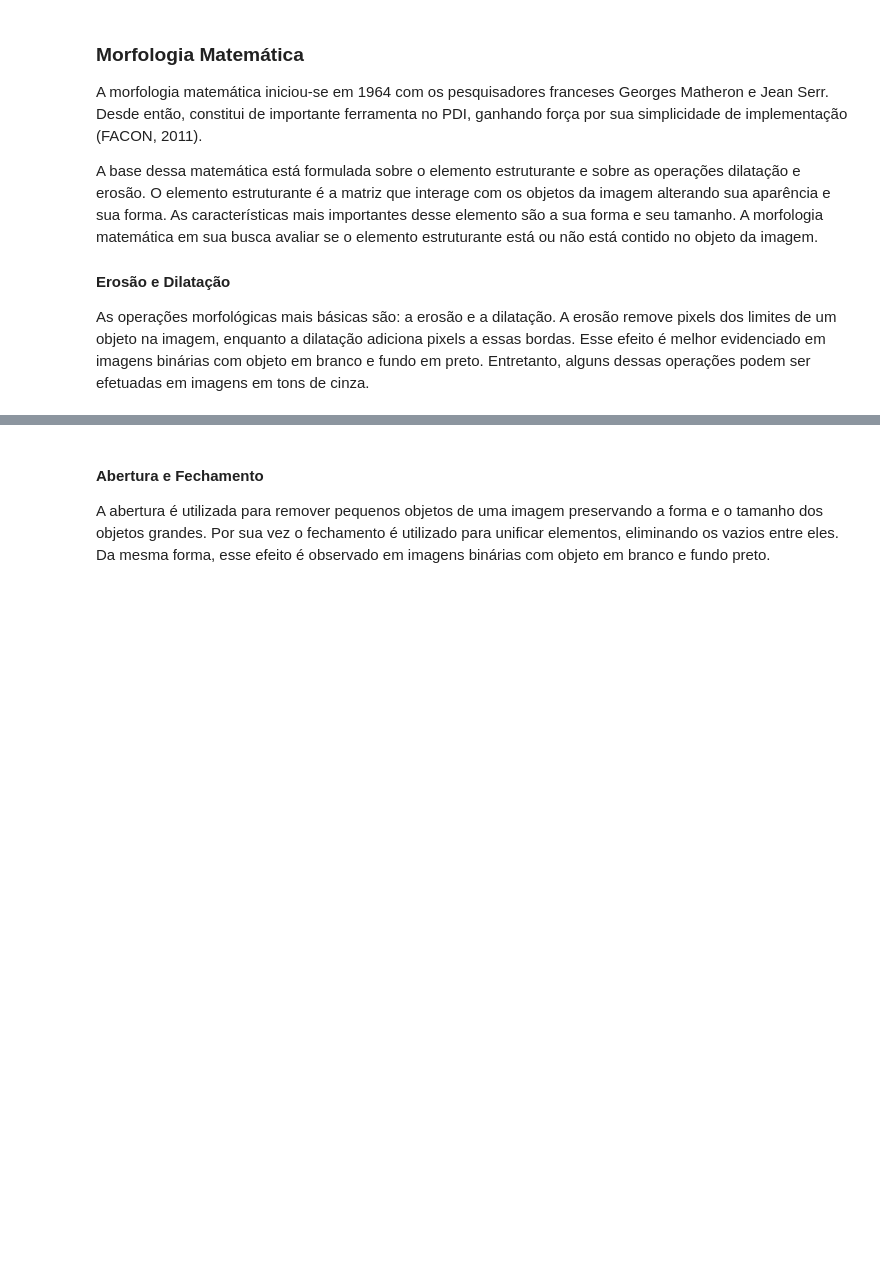
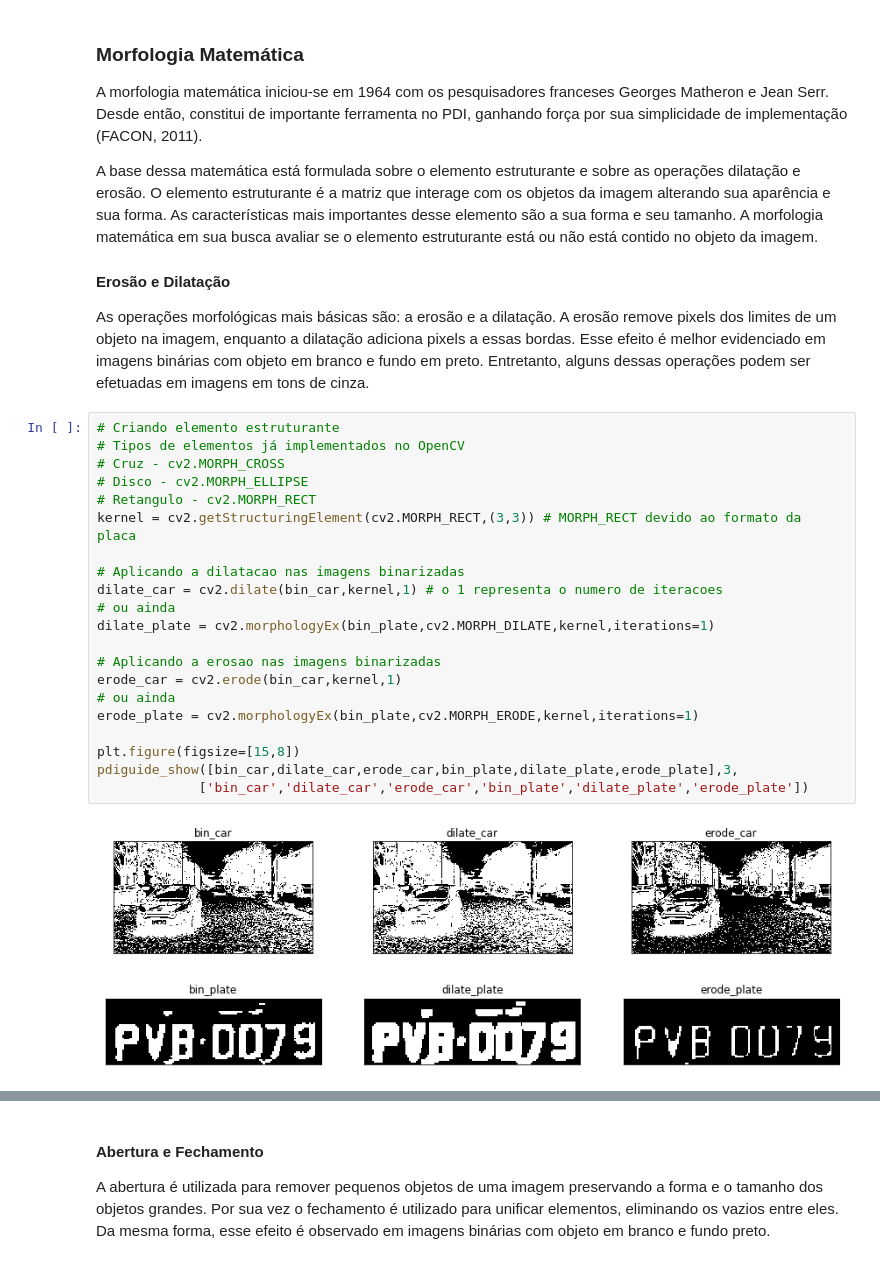
Before and after one commit to LuizPitaAlmeida/GUIA_PDI_PYTHON_ALPR, a Jupyter notebook: Guia/Notebook9-OperadoresMorfologicos.ipynb, the cells around one changed output, grey strips where cells are left out. Cells and saved outputs as stored; diff of their text form; blank space fills up the shorter version.

```diff
--- a/Guia/Notebook9-OperadoresMorfologicos.ipynb
+++ b/Guia/Notebook9-OperadoresMorfologicos.ipynb
@@ -118,3 +123,26 @@ avaliar se o elemento estruturante está ou não está contido no objeto da imag
 As operações morfológicas mais básicas são: a erosão e a dilatação. A erosão remove
 pixels dos limites de um objeto na imagem, enquanto a dilatação adiciona pixels a essas
 bordas. Esse efeito é melhor evidenciado em imagens binárias com objeto em branco e fundo em preto. Entretanto, alguns dessas operações podem ser efetuadas em imagens em tons de cinza.
+# %%
+# Criando elemento estruturante
+# Tipos de elementos já implementados no OpenCV
+# Cruz - cv2.MORPH_CROSS
+# Disco - cv2.MORPH_ELLIPSE
+# Retangulo - cv2.MORPH_RECT
+kernel = cv2.getStructuringElement(cv2.MORPH_RECT,(3,3)) # MORPH_RECT devido ao formato da placa
+
+# Aplicando a dilatacao nas imagens binarizadas
+dilate_car = cv2.dilate(bin_car,kernel,1) # o 1 representa o numero de iteracoes
+# ou ainda
+dilate_plate = cv2.morphologyEx(bin_plate,cv2.MORPH_DILATE,kernel,iterations=1)
+
+# Aplicando a erosao nas imagens binarizadas
+erode_car = cv2.erode(bin_car,kernel,1)
+# ou ainda
+erode_plate = cv2.morphologyEx(bin_plate,cv2.MORPH_ERODE,kernel,iterations=1)
+
+plt.figure(figsize=[15,8])
+pdiguide_show([bin_car,dilate_car,erode_car,bin_plate,dilate_plate,erode_plate],3,
+             ['bin_car','dilate_car','erode_car','bin_plate','dilate_plate','erode_plate'])
+# %% [output]
+[figure, added]
```
Also changed, not shown: parts of 9 cells of this notebook.
